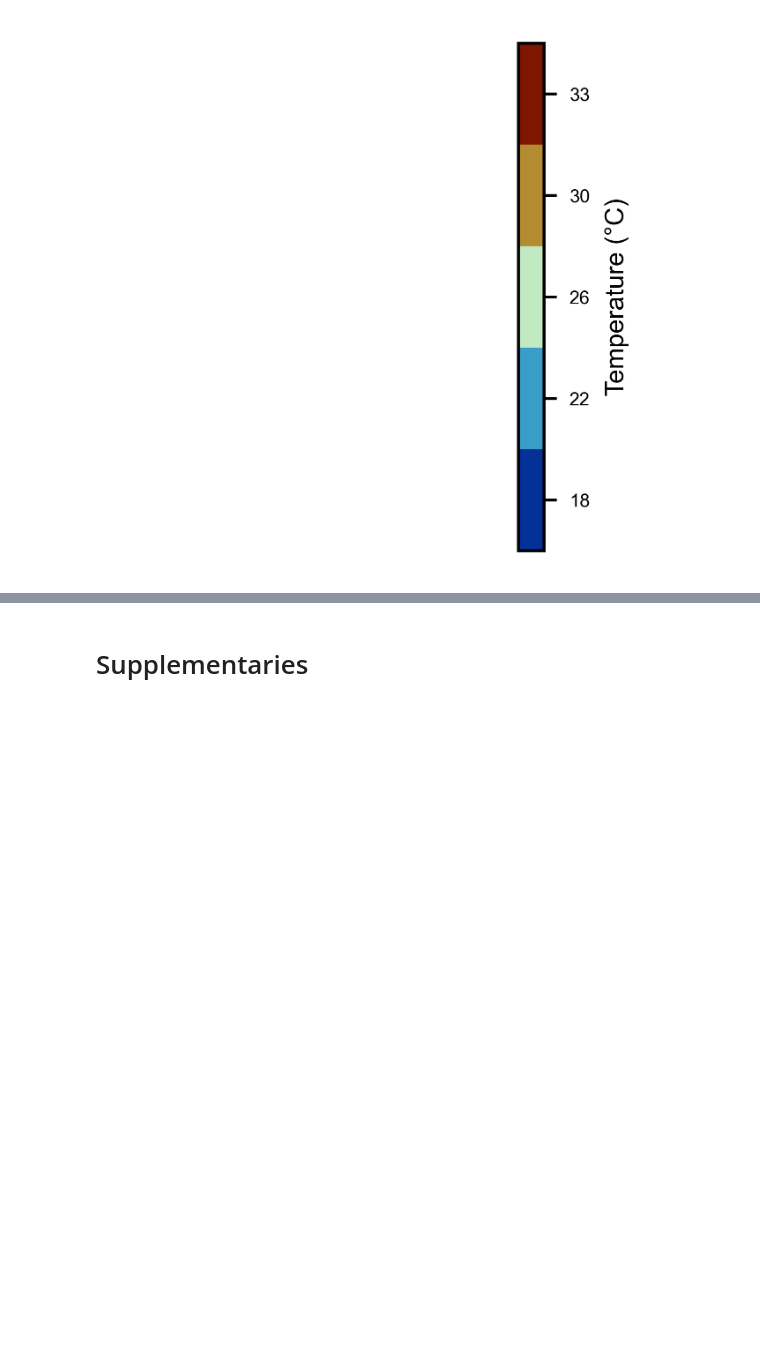
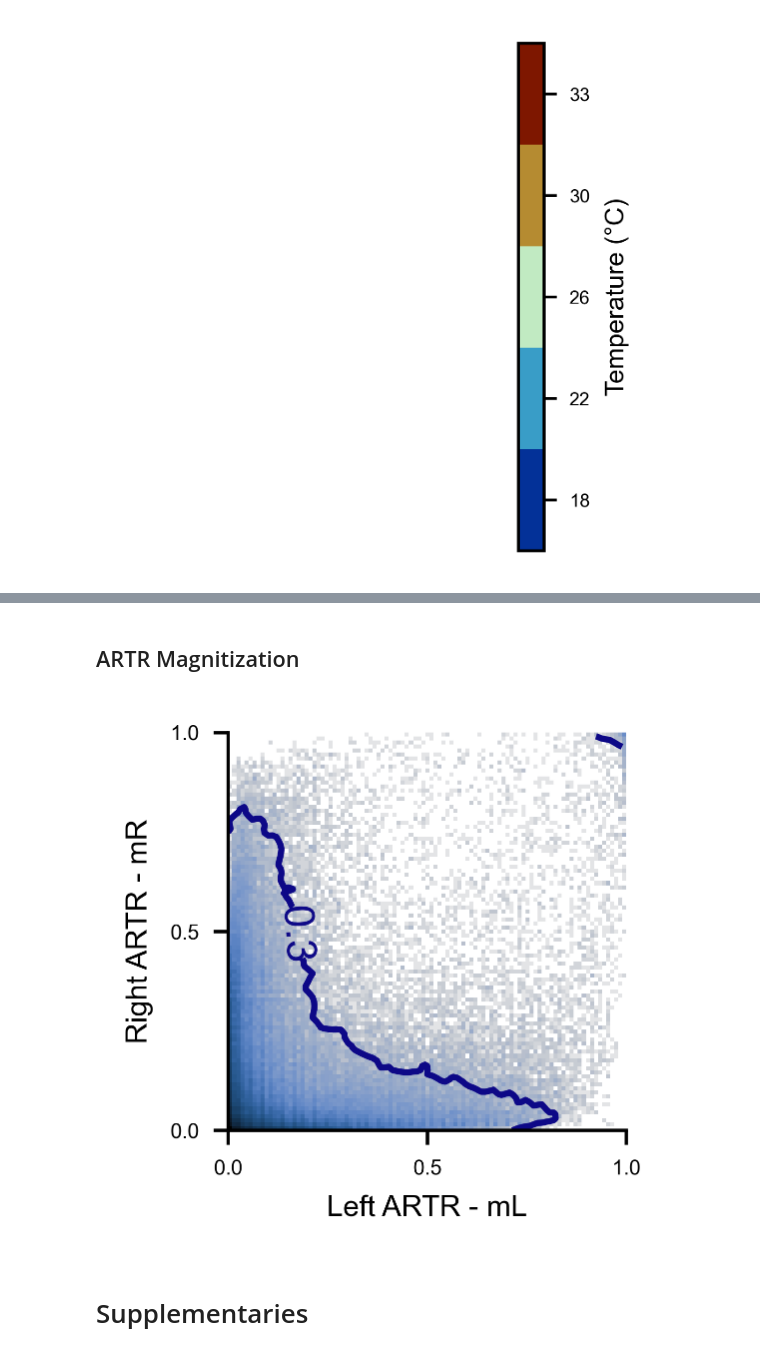
Before and after one commit to ZebrafishHMM2023/ZebrafishHMM2023_CodeAndData, a Jupyter notebook: Figures/Fig1.ipynb, the cells around one changed output, grey strips where cells are left out. Cells and saved outputs as stored; diff of their text form; code cells hidden in the pictures; blank space fills up the shorter version.

```diff
--- a/Figures/Fig1.ipynb
+++ b/Figures/Fig1.ipynb
@@ -190,0 +222,2 @@ fig.savefig("panels/Fig1/temperature_colorbar.svg")
+# %% [markdown]
+## ARTR Magnitization
@@ -191,3 +227,28 @@ fig.savefig("panels/Fig1/temperature_colorbar.svg")
+# %%
+artr_path = Path("/home/mkk/Downloads/ZF_ARTR_thermo/")
+artr_paths = sorted(artr_path.glob("*.mat"))
+mLRall = np.concatenate([load_ARTR_magnet(path) for path in artr_paths])
+# %%
+fig, ax = plt.subplots(figsize=(1.8,1.8))
+cmap = cmc.oslo_r
+cmap.set_bad(cmap(0))
+z,x,y,hh = ax.hist2d(mLRall[:,0], mLRall[:,1], bins=np.linspace(0,1,100), cmap=cmap, norm=LogNorm(), density=True, rasterized=True);
+
+CS = ax.contour(x[:-1], y[:-1], gaussian_filter(z, 1), [0.3])
+ax.clabel(CS, inline=True, fontsize=10)
+
+#cbar = fig.colorbar(hh, ax=ax, label="Density", shrink=0.55)
+#cbar.add_lines(CS)
+
+ax.set_xlabel("Left ARTR - mL")
+ax.set_ylabel("Right ARTR - mR")
+ax.set_xticks([0,0.5,1])
+ax.set_yticks([0,0.5,1])
+
+ax.set_aspect('equal')
+fig.savefig("panels/Fig1/magnetization.svg")
+# %% [output]
+[figure, added]
 # %% [markdown]
 # Supplementaries
 # %% [markdown]
```
Also changed, not shown: parts of 6 cells of this notebook, 4 other files.
